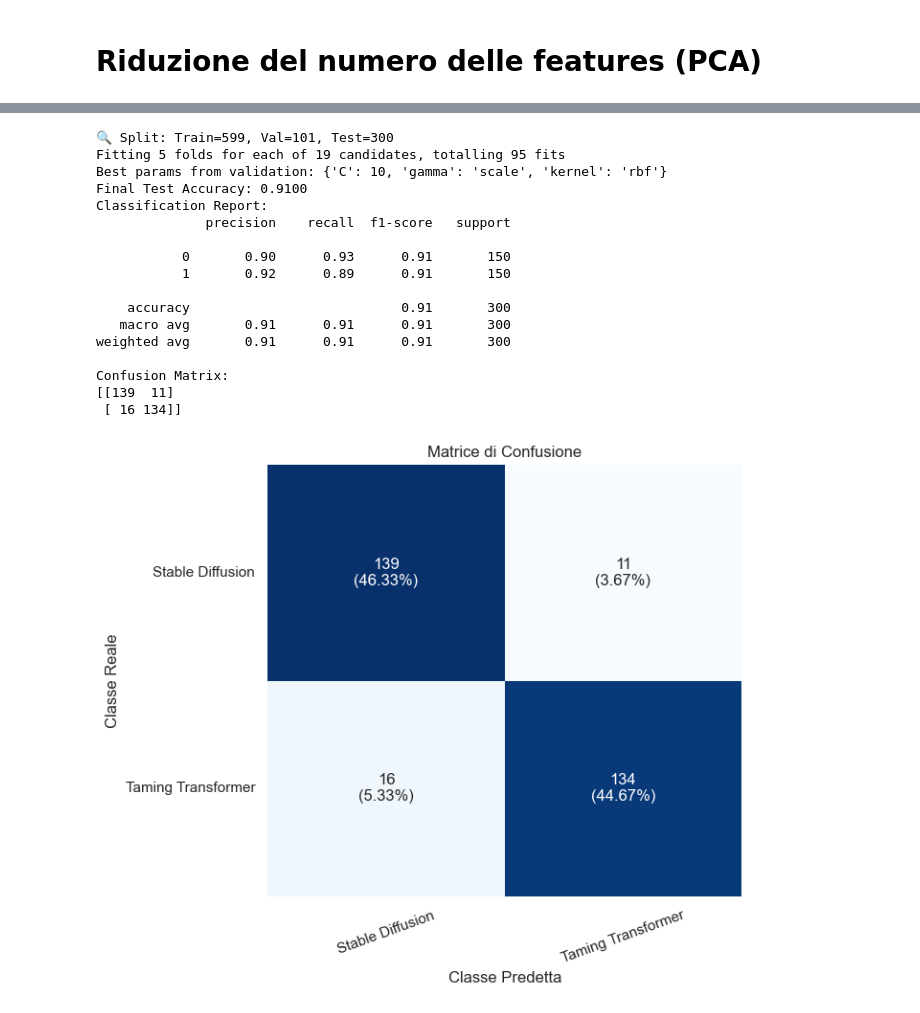
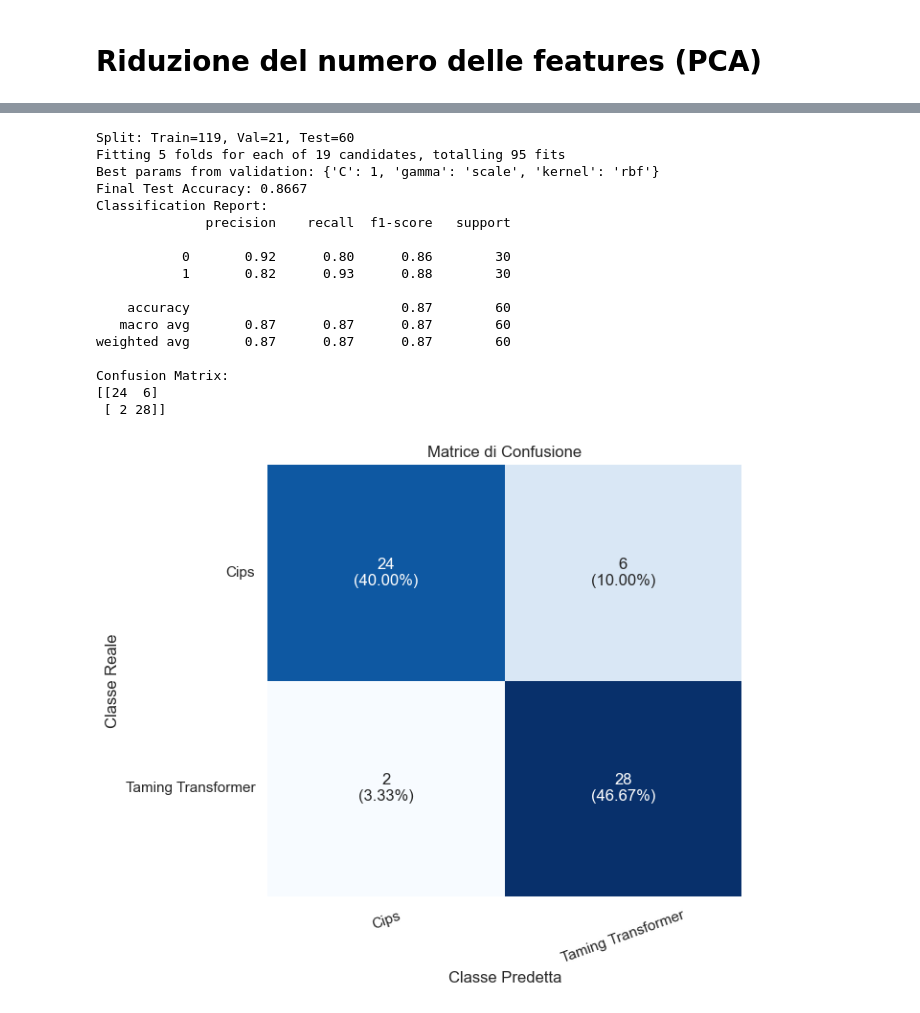
Before and after one commit to mariantonietta-maselli/Progetto_FVAB, a Jupyter notebook: SVM.ipynb, the cells around one changed output, grey strips where cells are left out. Cells and saved outputs as stored; diff of their text form; code cells hidden in the pictures.

```diff
--- a/SVM.ipynb
+++ b/SVM.ipynb
@@ -20,7 +20,7 @@ from sklearn.preprocessing import LabelEncoder
 import plotly.express as px
 # %%
 # Scelta modelli
-model_a = {'stable_diffusion'}
+model_a = {'cips'}
 model_b = {'taming_transformer'}
 # %%
 class ImageFolder(Dataset):
@@ -179,9 +224,9 @@ transform = ViT_B_16_Weights.IMAGENET1K_V1.transforms()
 # Caricamento del dataset con label numeriche e trasformazioni
 dataset = ImageFolder(
     root_dir='./archive',
-    model_a="stable_diffusion",
+    model_a="cips",
     model_b="taming_transformer",
-    nrows=500,
+    nrows=100,
     transform=transform
 )
 
@@ -192,11 +237,11 @@ loader = DataLoader(dataset, batch_size=32, shuffle=False)
 data = pd.DataFrame(dataset.samples, columns=['path', 'label'])
 
 # Mapping esplicito per rendere leggibili le etichette numeriche
-label_map = {0: 'stable_diffusion', 1: 'taming_transformer'}
+label_map = {0: 'cips', 1: 'taming_transformer'}
 data['label_name'] = data['label'].map(label_map)
 
 # Conteggio delle classi
-counts = data['label_name'].value_counts().loc[['stable_diffusion', 'taming_transformer']]
+counts = data['label_name'].value_counts().loc[['cips', 'taming_transformer']]
 
 # Disegna il plot
 fig, ax = plt.subplots(figsize=(6, 5))
@@ -342,6 +414,9 @@ Shape dopo PCA: (1000, 3)
 # %%
 df = pd.DataFrame(features_pca, columns=['PC1', 'PC2', 'PC3'])
 df['label'] = labels
+
+df.__name__ = "df_reduced"
+model_name = f"{list(model_a)[0]}_vs_{list(model_b)[0]}"
 
 fig = px.scatter_3d(
     df, x='PC1', y='PC2', z='PC3',
@@ -350,6 +425,10 @@ fig = px.scatter_3d(
     opacity=0.7
 )
 fig.show()
+
+#Salvataggio plot 3D PCA
+output_dir = get_unique_output_dir(model_name=model_name, dataset_name=df.__name__)
+fig.write_html(os.path.join(output_dir, "pca_3d_plot.html"))
 # %%
 # Seleziona solo le colonne delle feature
 feat_cols = [c for c in df_full.columns if c.startswith('feat_')]
@@ -392,3 +471,12 @@ Shape ridotto: (1000, 396)
 # %%
-train_SVM(df_reduced)
+df.__name__ = "df_reduced"
+
+# Crea la stringa tipo "cips_vs_taming_transformer"
+model_name = f"{list(model_a)[0]}_vs_{list(model_b)[0]}"
+
+# Crea output_dir con test_size incluso nel nome
+output_dir = get_unique_output_dir(model_name=model_name, dataset_name=df.__name__)
+
+# Lancia il training passando output_dir e test_size
+train_SVM(df_reduced, output_dir=output_dir)
 # %% [output]
@@ -413,22 +501,33 @@ Confusion Matrix:
 # %%
-train_SVM(df_reduced, test_size=0.3)
+
+df.__name__ = "df_reduced"
+
+# Crea la stringa tipo "cips_vs_taming_transformer"
+model_name = f"{list(model_a)[0]}_vs_{list(model_b)[0]}"
+
+
+# Crea output_dir con test_size incluso nel nome
+output_dir = get_unique_output_dir(model_name=model_name, dataset_name=df.__name__,  test_size=0.3)
+
+# Lancia il training passando output_dir e test_size
+train_SVM(df_reduced, test_size=0.3, output_dir=output_dir)
 # %% [output]
-🔍 Split: Train=599, Val=101, Test=300
+Split: Train=119, Val=21, Test=60
 Fitting 5 folds for each of 19 candidates, totalling 95 fits
-Best params from validation: {'C': 10, 'gamma': 'scale', 'kernel': 'rbf'}
-Final Test Accuracy: 0.9100
+Best params from validation: {'C': 1, 'gamma': 'scale', 'kernel': 'rbf'}
+Final Test Accuracy: 0.8667
 Classification Report:
               precision    recall  f1-score   support
 
-           0       0.90      0.93      0.91       150
-           1       0.92      0.89      0.91       150
+           0       0.92      0.80      0.86        30
+           1       0.82      0.93      0.88        30
 
-    accuracy                           0.91       300
-   macro avg       0.91      0.91      0.91       300
-weighted avg       0.91      0.91      0.91       300
+    accuracy                           0.87        60
+   macro avg       0.87      0.87      0.87        60
+weighted avg       0.87      0.87      0.87        60
 
 Confusion Matrix:
-[[139  11]
- [ 16 134]]
+[[24  6]
+ [ 2 28]]
-[figure, old version]
+[figure, new version]
 # %%
```
Also changed, not shown: parts of 11 cells of this notebook, 13 other files.
